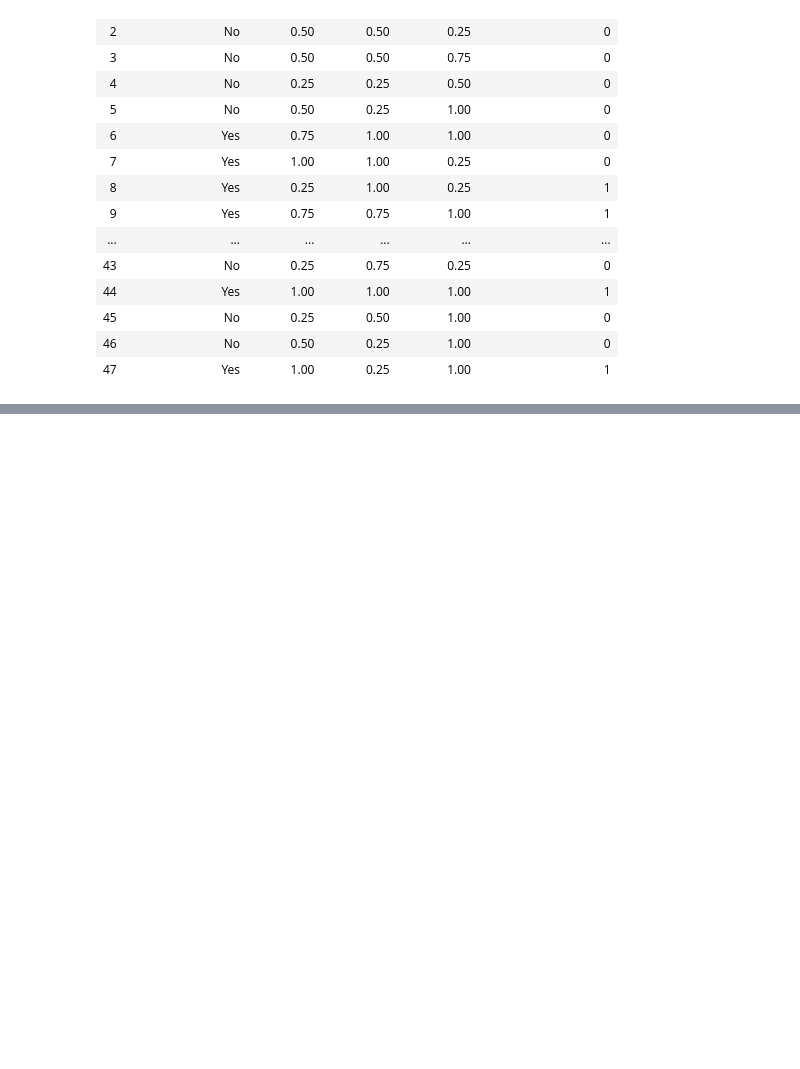
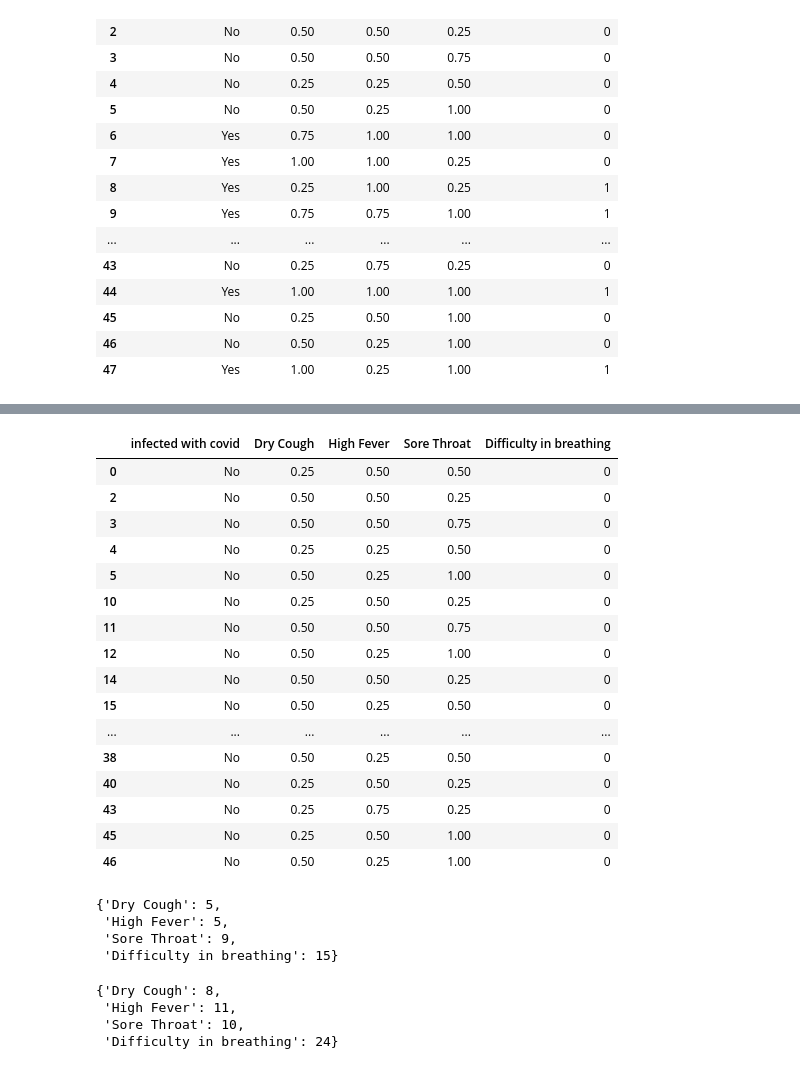
Before and after one commit to ehtishamalik/Pobability-Project, a Jupyter notebook: Project.ipynb, the cells around one changed output, grey strips where cells are left out. Drawn from its saved outputs; the diff is of its cells as text; code cells hidden in the pictures; blank space fills up the shorter version.

```diff
--- a/Project.ipynb
+++ b/Project.ipynb
@@ -205,0 +53,24 @@ You are infected with Corona.
+# %%
+# seperating data not infected with Corona
+DataofNonInfectedPeople = Data[Data[Data.columns[0]] == "No"]
+# %%
+# Displaying output of infected people
+DataofNonInfectedPeople
+# %% [output]
+|  | infected with covid | Dry Cough | High Fever | Sore Throat | Difficulty in breathing |
+| 0 | No | 0.25 | 0.50 | 0.50 | 0 |
+| 2 | No | 0.50 | 0.50 | 0.25 | 0 |
+| 3 | No | 0.50 | 0.50 | 0.75 | 0 |
+| 4 | No | 0.25 | 0.25 | 0.50 | 0 |
+| 5 | No | 0.50 | 0.25 | 1.00 | 0 |
+| 10 | No | 0.25 | 0.50 | 0.25 | 0 |
+| 11 | No | 0.50 | 0.50 | 0.75 | 0 |
+| 12 | No | 0.50 | 0.25 | 1.00 | 0 |
+| 14 | No | 0.50 | 0.50 | 0.25 | 0 |
+| 15 | No | 0.50 | 0.25 | 0.50 | 0 |
+| ... | ... | ... | ... | ... | ... |
+| 38 | No | 0.50 | 0.25 | 0.50 | 0 |
+| 40 | No | 0.25 | 0.50 | 0.25 | 0 |
+| 43 | No | 0.25 | 0.75 | 0.25 | 0 |
+| 45 | No | 0.25 | 0.50 | 1.00 | 0 |
+| 46 | No | 0.50 | 0.25 | 1.00 | 0 |
@@ -205,0 +98,16 @@ You are infected with Corona.
+# %%
+# Displaying values in dictionary of infected people
+CountsofSymptomswithInfected
+# %% [output]
+{'Dry Cough': 5,
+ 'High Fever': 5,
+ 'Sore Throat': 9,
+ 'Difficulty in breathing': 15}
+# %%
+# Displaying values in dictionary of non infected people
+CountsofSymptomswithNonInfected
+# %% [output]
+{'Dry Cough': 8,
+ 'High Fever': 11,
+ 'Sore Throat': 10,
+ 'Difficulty in breathing': 24}
```
Also changed, not shown: parts of 35 cells of this notebook.
